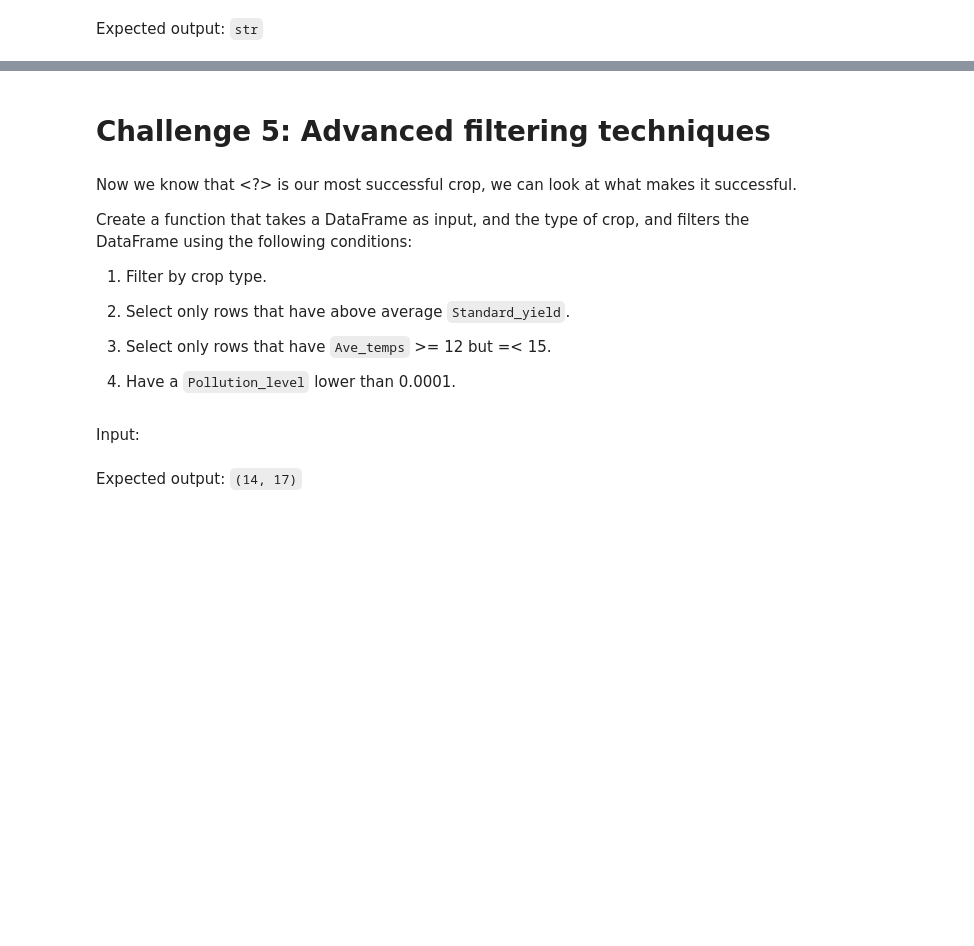
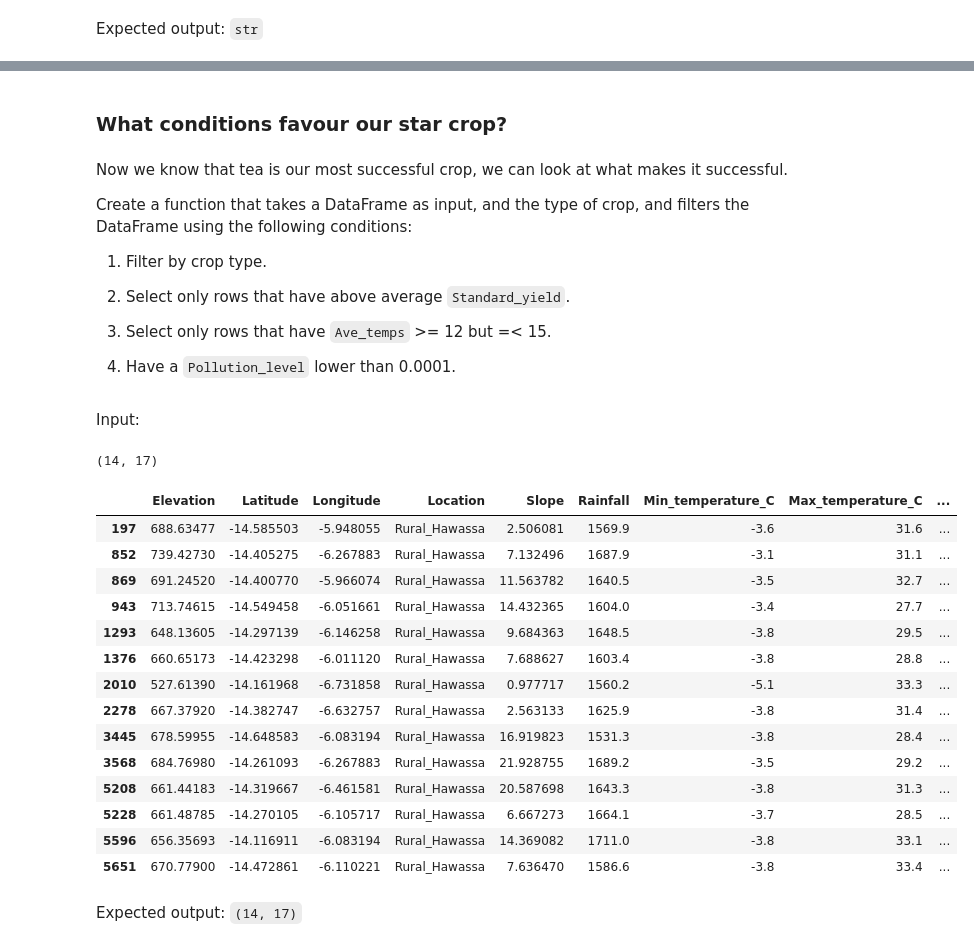
Before and after one commit to kelvinziroh/farm_survey, a Jupyter notebook: part_1/farm_survey_part_1.ipynb, the cells around one changed output, grey strips where cells are left out. Saved outputs shown, nothing was run; the diff lists cells and outputs as text; code cells hidden in the pictures; blank space fills up the shorter version.

Commit message:
Analyse favourable conditions for best performing crop

```diff
--- a/part_1/farm_survey_part_1.ipynb
+++ b/part_1/farm_survey_part_1.ipynb
@@ -419,7 +423,7 @@ Expected output: `str`
 # %% [markdown]
-# Challenge 5: Advanced filtering techniques
+### What conditions favour our star crop?
 # %% [markdown]
-Now we know that <?> is our most successful crop, we can look at what makes it successful.
+Now we know that tea is our most successful crop, we can look at what makes it successful.
 
 Create a function that takes a DataFrame as input, and the type of crop, and filters the DataFrame using the following conditions:
 1. Filter by crop type.
@@ -433,11 +437,40 @@ Create a function that takes a DataFrame as input, and the type of crop, and fil
 ### START FUNCTION
 def find_good_conditions(df, crop_type):
     # Insert your code here
+    # Filter the dataframe against the crop type
+    ctype_df = df[df['Crop_type'] == crop_type]
+    # Filter the crop type df for those with above standard yield
+    above_std_yield = ctype_df[ctype_df['Standard_yield'] > ctype_df['Standard_yield'].mean()]
+    # Filter the resulting df for ave_temps between 12 and 15 inclusive
+    temps_df = above_std_yield[(above_std_yield['Ave_temps'] >= 12) & (above_std_yield['Ave_temps'] <= 15)]
+    # Filter the resulting df for pollution_levels lower than 0.0001
+    final_df = temps_df[temps_df['Pollution_level'] < 0.0001]
+    return final_df
 ### END FUNCTION
 # %% [markdown]
 Input:
 # %%
 find_good_conditions(MD_agric_df, "tea").shape
+# %% [output]
+(14, 17)
+# %%
+find_good_conditions(MD_agric_df, "tea")
+# %% [output]
+|  | Elevation | Latitude | Longitude | Location | Slope | Rainfall | Min_temperature_C | Max_temperature_C | ... |
+| 197 | 688.63477 | -14.585503 | -5.948055 | Rural_Hawassa | 2.506081 | 1569.9 | -3.6 | 31.6 | ... |
+| 852 | 739.42730 | -14.405275 | -6.267883 | Rural_Hawassa | 7.132496 | 1687.9 | -3.1 | 31.1 | ... |
+| 869 | 691.24520 | -14.400770 | -5.966074 | Rural_Hawassa | 11.563782 | 1640.5 | -3.5 | 32.7 | ... |
+| 943 | 713.74615 | -14.549458 | -6.051661 | Rural_Hawassa | 14.432365 | 1604.0 | -3.4 | 27.7 | ... |
+| 1293 | 648.13605 | -14.297139 | -6.146258 | Rural_Hawassa | 9.684363 | 1648.5 | -3.8 | 29.5 | ... |
+| 1376 | 660.65173 | -14.423298 | -6.011120 | Rural_Hawassa | 7.688627 | 1603.4 | -3.8 | 28.8 | ... |
+| 2010 | 527.61390 | -14.161968 | -6.731858 | Rural_Hawassa | 0.977717 | 1560.2 | -5.1 | 33.3 | ... |
+| 2278 | 667.37920 | -14.382747 | -6.632757 | Rural_Hawassa | 2.563133 | 1625.9 | -3.8 | 31.4 | ... |
+| 3445 | 678.59955 | -14.648583 | -6.083194 | Rural_Hawassa | 16.919823 | 1531.3 | -3.8 | 28.4 | ... |
+| 3568 | 684.76980 | -14.261093 | -6.267883 | Rural_Hawassa | 21.928755 | 1689.2 | -3.5 | 29.2 | ... |
+| 5208 | 661.44183 | -14.319667 | -6.461581 | Rural_Hawassa | 20.587698 | 1643.3 | -3.8 | 31.3 | ... |
+| 5228 | 661.48785 | -14.270105 | -6.105717 | Rural_Hawassa | 6.667273 | 1664.1 | -3.7 | 28.5 | ... |
+| 5596 | 656.35693 | -14.116911 | -6.083194 | Rural_Hawassa | 14.369082 | 1711.0 | -3.8 | 33.1 | ... |
+| 5651 | 670.77900 | -14.472861 | -6.110221 | Rural_Hawassa | 7.636470 | 1586.6 | -3.8 | 33.4 | ... |
 # %% [markdown]
 Expected output: `(14, 17)`
 # %% [markdown]
```
Also changed, not shown: parts of 8 cells of this notebook.
